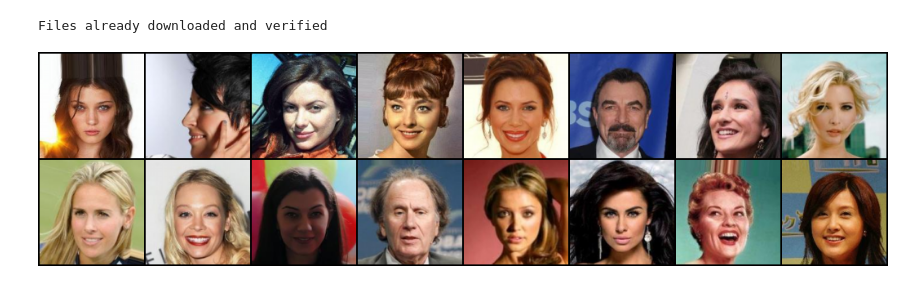
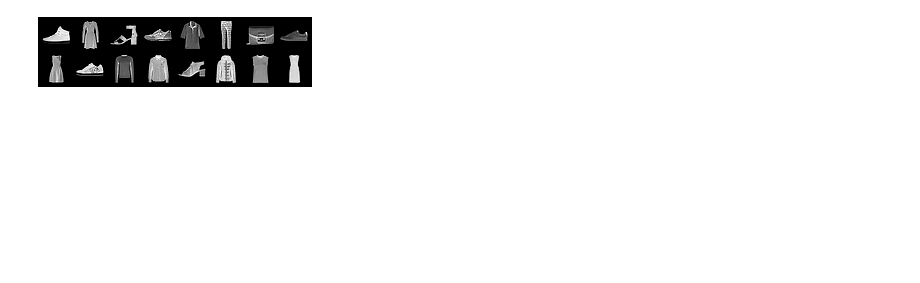
Before and after one commit to tnibler/dl-sem3, a Jupyter notebook: sample.ipynb, the cells around one changed output. Saved outputs shown, nothing was run; the diff lists cells and outputs as text; code cells hidden in the pictures; blank space fills up the shorter version.

```diff
--- a/sample.ipynb
+++ b/sample.ipynb
@@ -14,11 +14,10 @@ device = 'cpu'
 # %%
-train, test, info = data.load_dataset('CelebA')
-# train, test, info = data.load_dataset()
+# train, test, info = data.load_dataset('CelebA')
+train, test, info = data.load_dataset()
 imgs = torch.stack(list(map(lambda x: x[0], islice(train, 16))))
 imgs = imgs.clamp(-1, 1).add(1).div(2).mul(255).byte()  # [-1., 1.] -> [0., 1.] -> [0, 255]
 imgs = make_grid(imgs)
 imgs = Image.fromarray(imgs.permute(1, 2, 0).cpu().numpy())
 imgs
 # %% [output]
-Files already downloaded and verified
-[figure, old version]
+[figure, new version]
```
Also changed, not shown: parts of 8 cells of this notebook, 5 other files.
